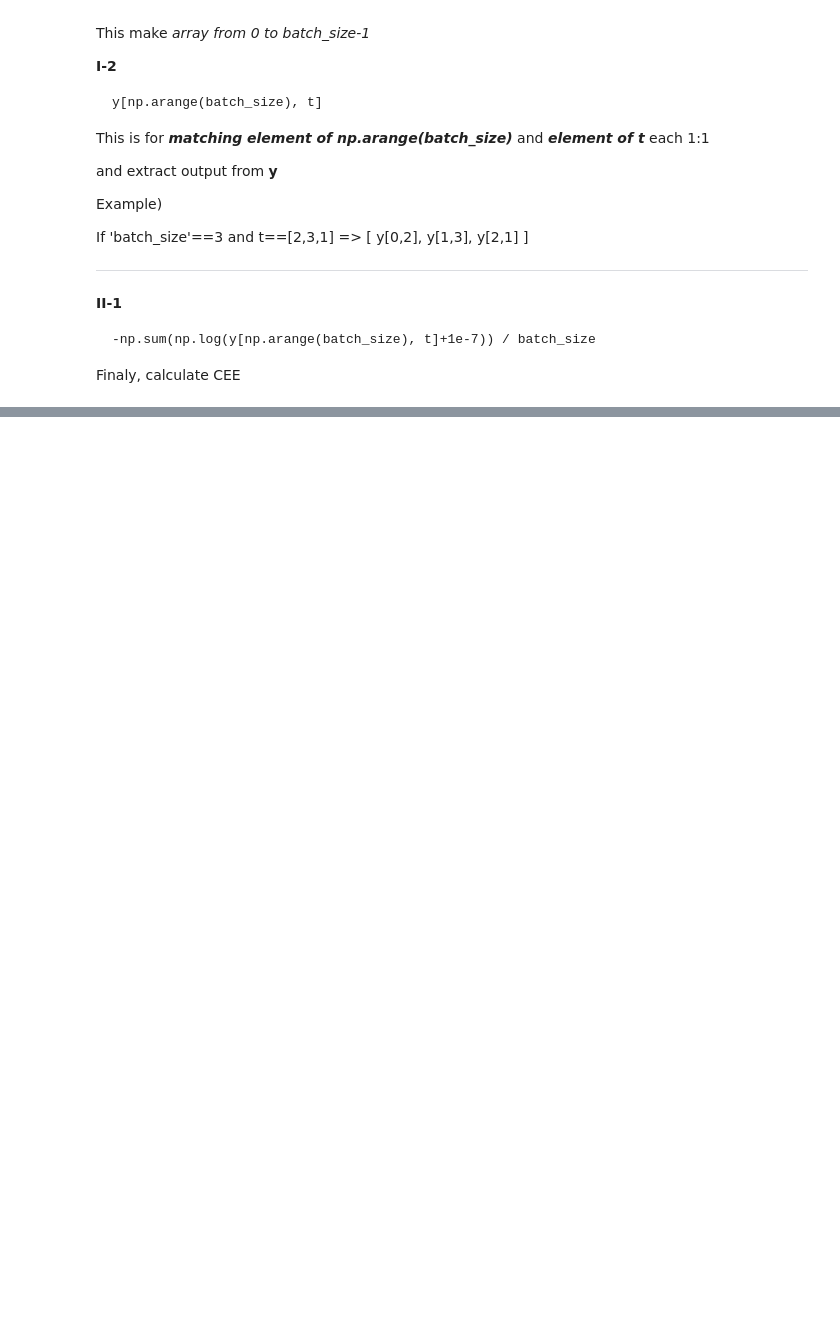
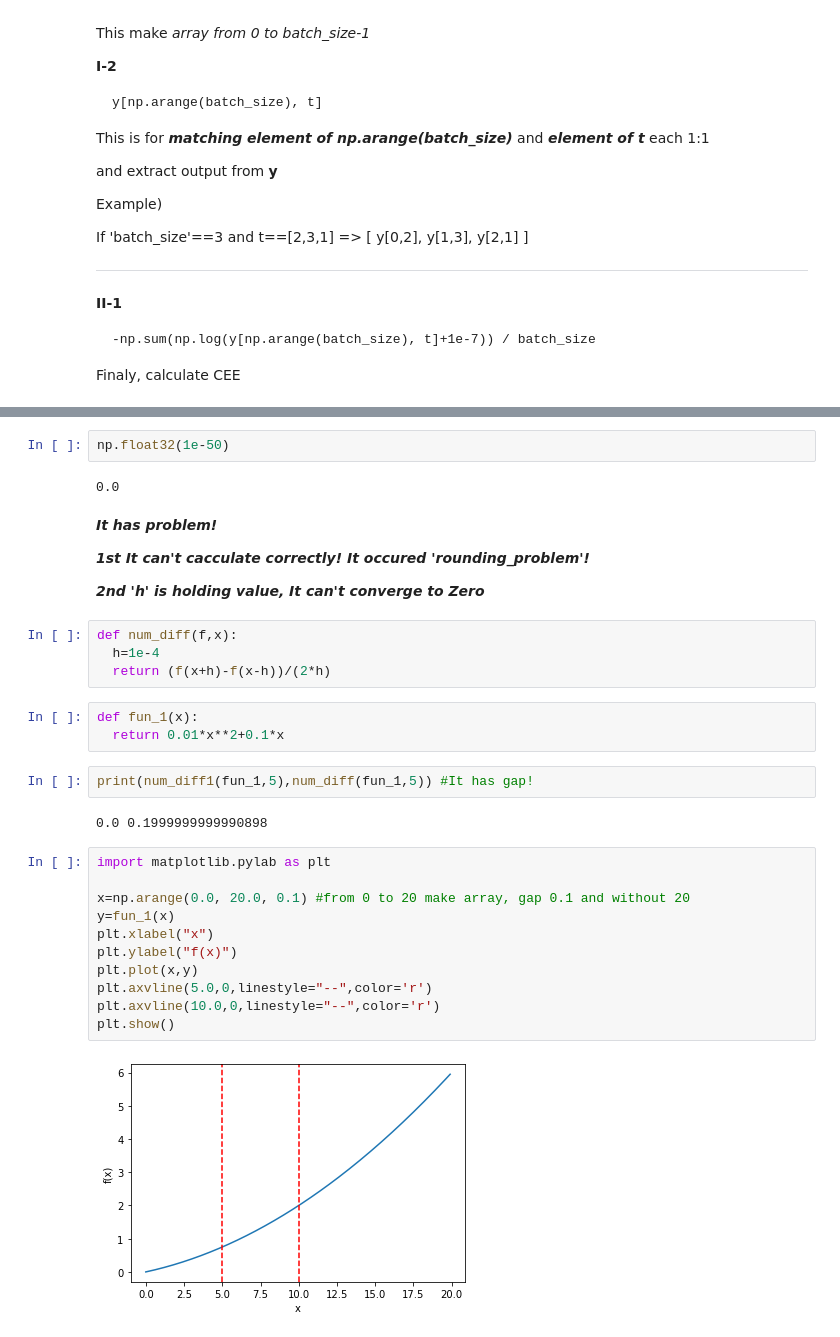
Before and after one commit to Eunhasuiin/Deep_Learning_from_Schratch, a Jupyter notebook: 4_신경망_학습.ipynb, the cells around one changed output, grey strips where cells are left out. Cells and saved outputs as stored; diff of their text form; blank space fills up the shorter version.

```diff
--- a/4_신경망_학습.ipynb
+++ b/4_신경망_학습.ipynb
@@ -115,0 +123,34 @@ Finaly, calculate CEE
+# %%
+np.float32(1e-50)
+# %% [output]
+0.0
+# %% [markdown]
+***It has problem!***
+
+***1st It can't cacculate correctly! It occured 'rounding_problem'!***
+
+***2nd 'h' is holding value, It can't converge to Zero***
+# %%
+def num_diff(f,x):
+  h=1e-4
+  return (f(x+h)-f(x-h))/(2*h)
+# %%
+def fun_1(x):
+  return 0.01*x**2+0.1*x
+# %%
+print(num_diff1(fun_1,5),num_diff(fun_1,5)) #It has gap!
+# %% [output]
+0.0 0.1999999999990898
+# %%
+import matplotlib.pylab as plt
+
+x=np.arange(0.0, 20.0, 0.1) #from 0 to 20 make array, gap 0.1 and without 20
+y=fun_1(x)
+plt.xlabel("x")
+plt.ylabel("f(x)")
+plt.plot(x,y)
+plt.axvline(5.0,0,linestyle="--",color='r')
+plt.axvline(10.0,0,linestyle="--",color='r')
+plt.show()
+# %% [output]
+[figure, added]
```
Also changed, not shown: parts of 27 cells of this notebook.
